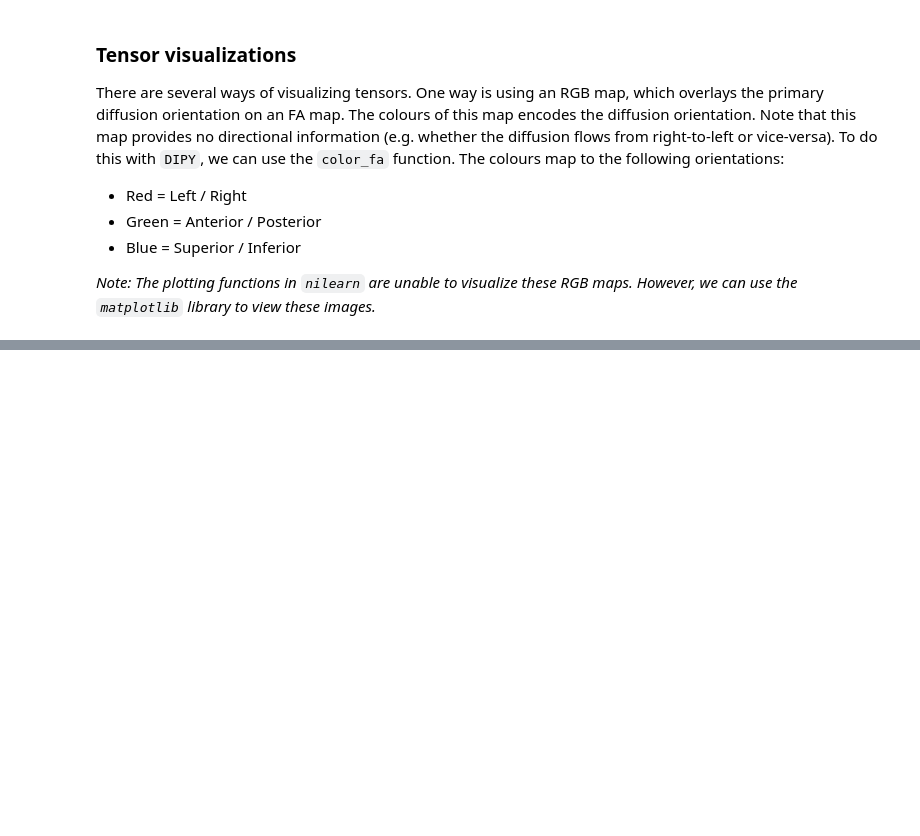
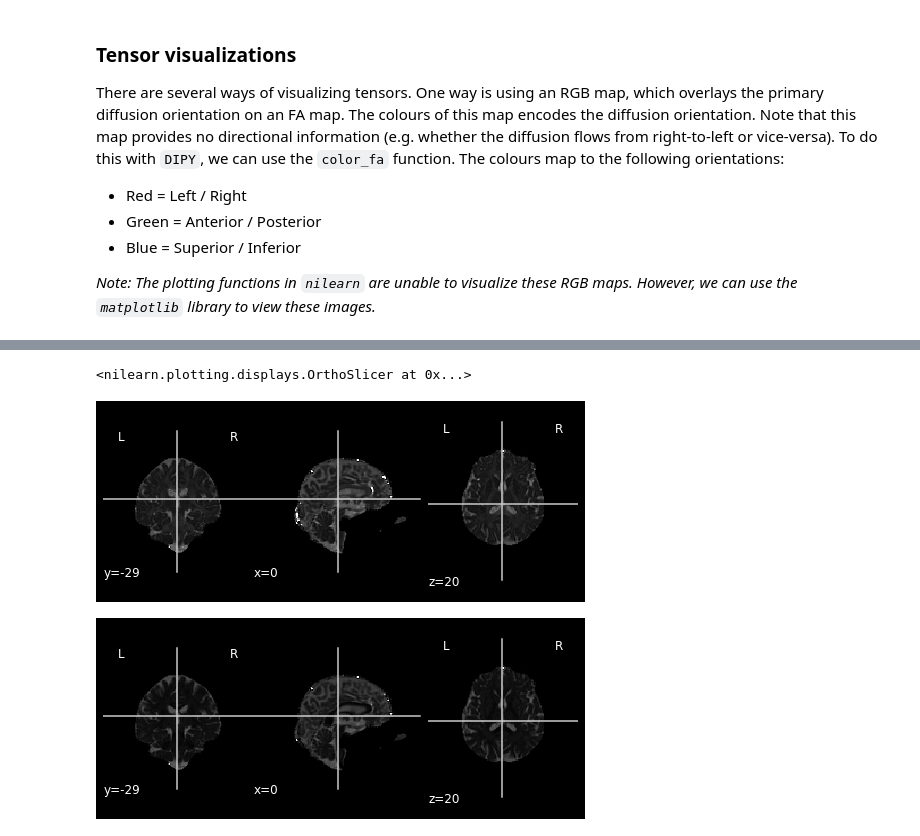
Before and after one commit to carpentries-incubator/SDC-BIDS-dMRI, a Jupyter notebook: code/diffusion_tensor_imaging/solutions/diffusion_tensor_imaging_solutions.ipynb, the cells around one changed output, grey strips where cells are left out. Drawn from its saved outputs; the diff is of its cells as text; code cells hidden in the pictures; blank space fills up the shorter version.

```diff
--- a/code/diffusion_tensor_imaging/solutions/diffusion_tensor_imaging_solutions.ipynb
+++ b/code/diffusion_tensor_imaging/solutions/diffusion_tensor_imaging_solutions.ipynb
@@ -172,0 +188,43 @@ Though other models are outside the scope of this lesson, we recommend looking i
+# %%
+from bids.layout import BIDSLayout
+from dipy.io.gradients import read_bvals_bvecs
+from dipy.core.gradients import gradient_table
+import dipy.reconst.dti as dti
+from dipy.segment.mask import median_otsu
+from nilearn import image as img
+import nibabel as nib
+
+deriv_layout = BIDSLayout("../../../data/ds000221/derivatives", validate=False)
+subj = "010006"
+
+t1 = deriv_layout.get(subject=subj, space="dwi",
+                      extension='nii.gz', return_type='file')[0]
+dwi = "../../../data/ds000221/derivatives/uncorrected_topup_eddy/sub-%s/ses-01/dwi/dwi.nii.gz" % subj
+bval = "../../../data/ds000221/sub-%s/ses-01/dwi/sub-%s_ses-01_dwi.bval" % (
+    subj, subj)
+bvec = "../../../data/ds000221/derivatives/uncorrected_topup_eddy/sub-%s/ses-01/dwi/dwi.eddy_rotated_bvecs" % subj
+
+t1_data = img.load_img(t1)
+dwi_data = img.load_img(dwi)
+
+gt_bvals, gt_bvecs = read_bvals_bvecs(bval, bvec)
+gtab = gradient_table(gt_bvals, gt_bvecs)
+
+dwi_data = dwi_data.get_fdata()
+dwi_data, dwi_mask = median_otsu(dwi_data, vol_idx=[0], numpass=1)
+
+# Fit dti model
+dti_model = dti.TensorModel(gtab)
+dti_fit = dti_model.fit(dwi_data, mask=dwi_mask)  # This step may take a while
+
+# Plot axial diffusivity map
+ad_img = img.new_img_like(ref_niimg=t1_data, data=dti_fit.ad)
+plot.plot_anat(ad_img, cut_coords=(0, -29, 20), vmin=0, vmax=0.01)
+
+# Plot radial diffusivity map
+rd_img = img.new_img_like(ref_niimg=t1_data, data=dti_fit.rd)
+plot.plot_anat(rd_img, cut_coords=(0, -29, 20), vmin=0, vmax=0.01)
+# %% [output]
+<nilearn.plotting.displays.OrthoSlicer at 0x...>
+[figure, added]
+[figure, added]
```
Also changed, not shown: parts of 12 cells of this notebook.
